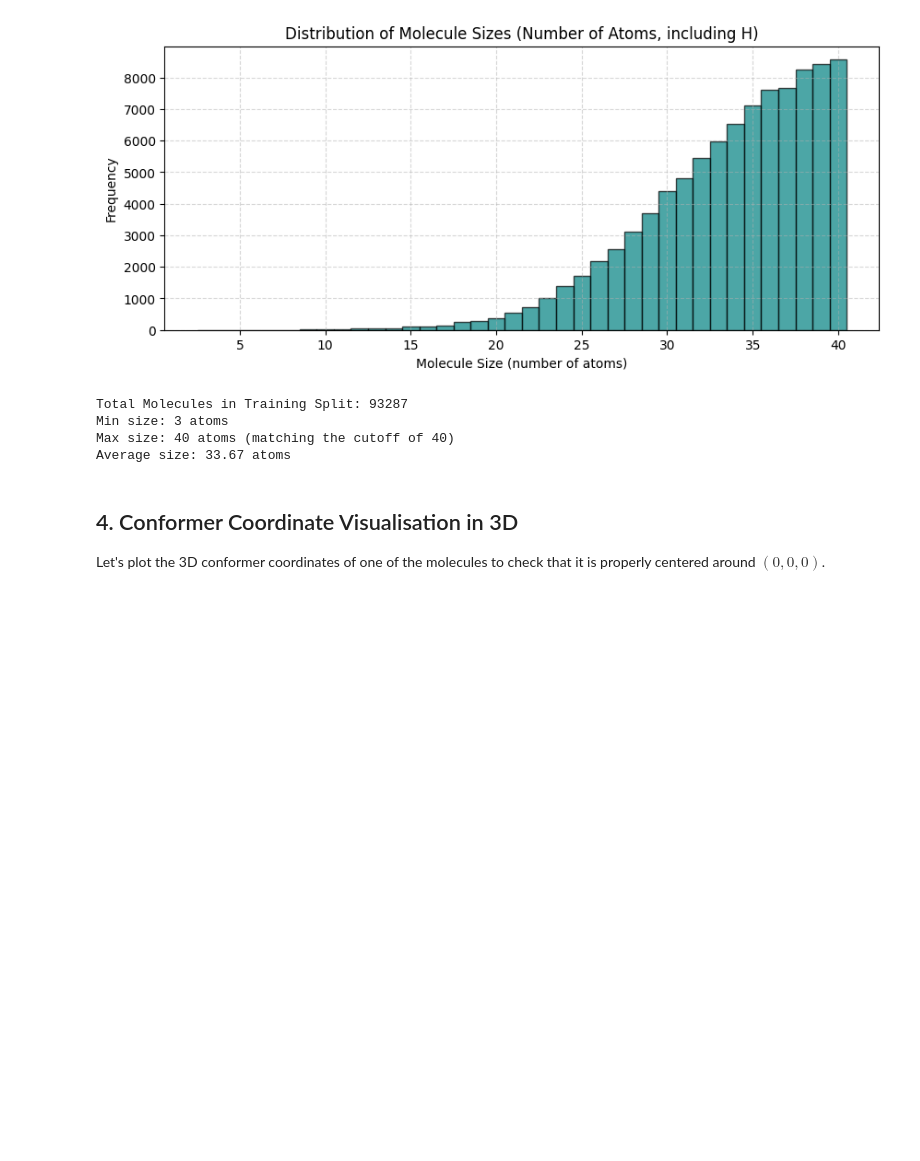
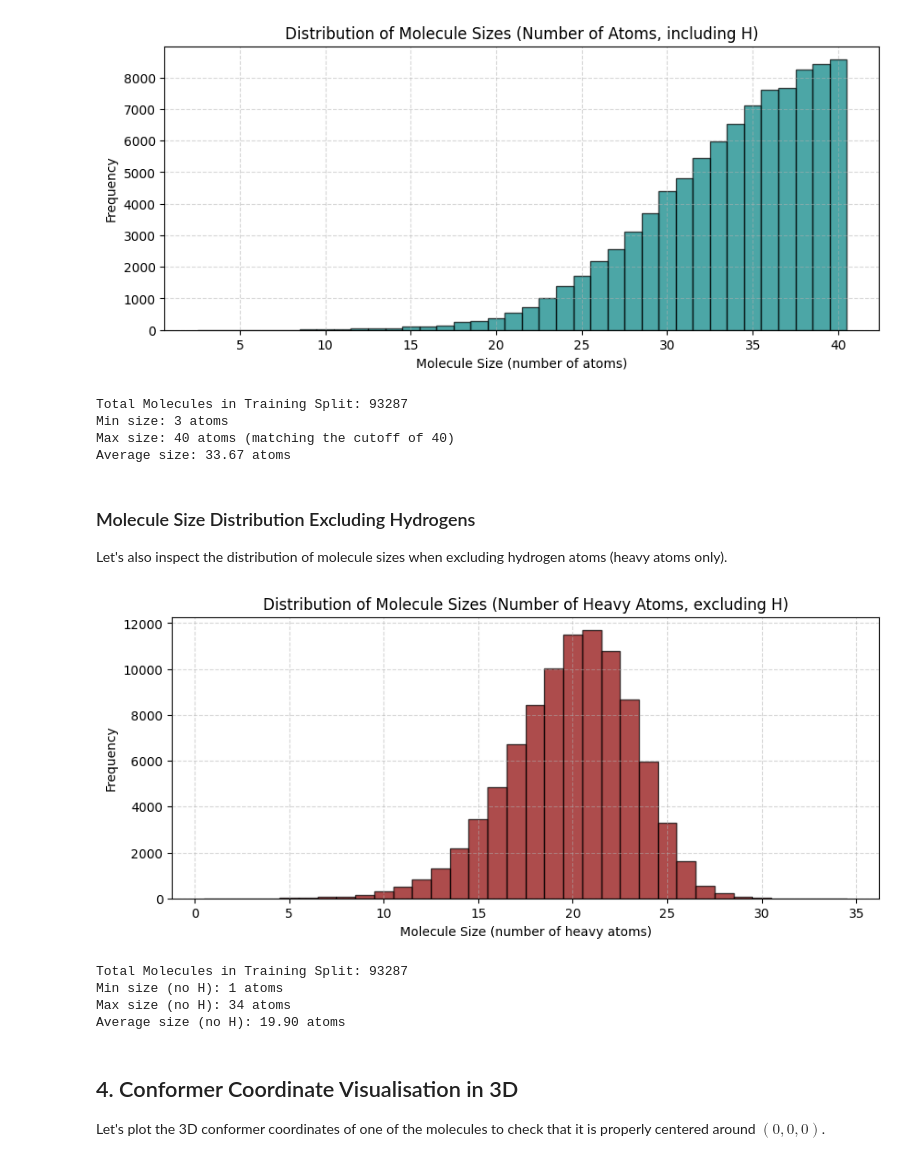
Before and after one commit to BjarkeErichsen/Diffusion-with-Latent-Recursion-for-Generating-Isomers, a Jupyter notebook: scripts/explore_geomdrugs.ipynb, the cells around one changed output. Drawn from its saved outputs; the diff is of its cells as text; code cells hidden in the pictures; blank space fills up the shorter version.

```diff
--- a/scripts/explore_geomdrugs.ipynb
+++ b/scripts/explore_geomdrugs.ipynb
@@ -77,6 +87,32 @@ Total Molecules in Training Split: 93287
 Min size: 3 atoms
 Max size: 40 atoms (matching the cutoff of 40)
 Average size: 33.67 atoms
+# %% [markdown]
+### Molecule Size Distribution Excluding Hydrogens
+
+Let's also inspect the distribution of molecule sizes when excluding hydrogen atoms (heavy atoms only).
+# %%
+if 'train_data' in locals():
+    sizes_no_h = [torch.sum(data.h != 1).item() for data in train_data]
+
+    plt.figure(figsize=(10, 4))
+    plt.hist(sizes_no_h, bins=range(min(sizes_no_h), max(sizes_no_h) + 2), color='darkred', edgecolor='black', alpha=0.7, align='left')
+    plt.title("Distribution of Molecule Sizes (Number of Heavy Atoms, excluding H)")
+    plt.xlabel("Molecule Size (number of heavy atoms)")
+    plt.ylabel("Frequency")
+    plt.grid(True, linestyle='--', alpha=0.5)
+    plt.show()
+
+    print(f"Total Molecules in Training Split: {len(train_data)}")
+    print(f"Min size (no H): {min(sizes_no_h)} atoms")
+    print(f"Max size (no H): {max(sizes_no_h)} atoms")
+    print(f"Average size (no H): {np.mean(sizes_no_h):.2f} atoms")
+# %% [output]
+[figure, added]
+Total Molecules in Training Split: 93287
+Min size (no H): 1 atoms
+Max size (no H): 34 atoms
+Average size (no H): 19.90 atoms
 # %% [markdown]
 ## 4. Conformer Coordinate Visualisation in 3D
 Let's plot the 3D conformer coordinates of one of the molecules to check that it is properly centered around $(0, 0, 0)$.
```
Also changed, not shown: parts of 1 cell of this notebook, 39 other files.
